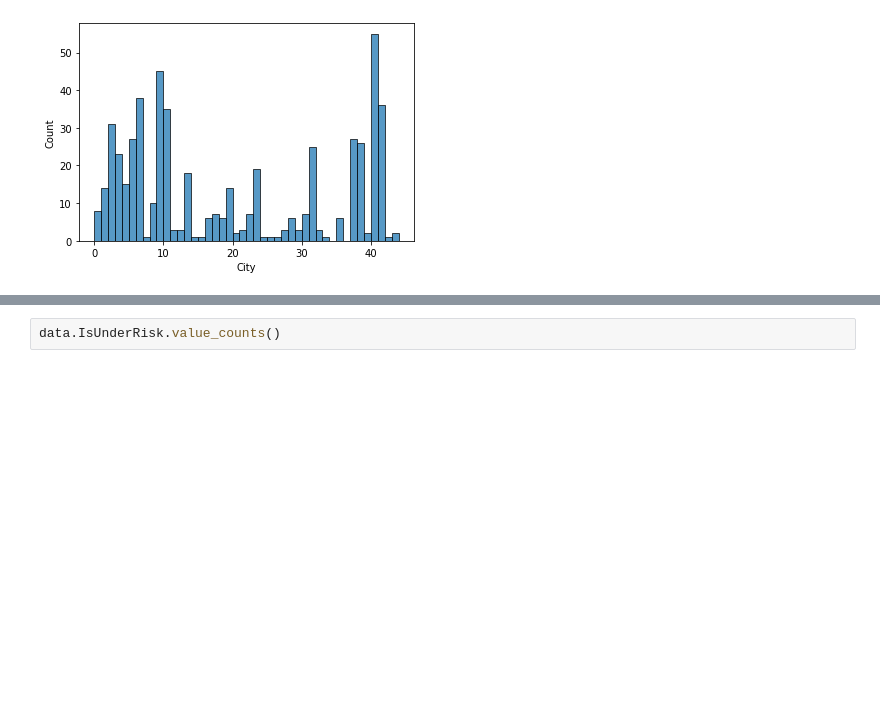
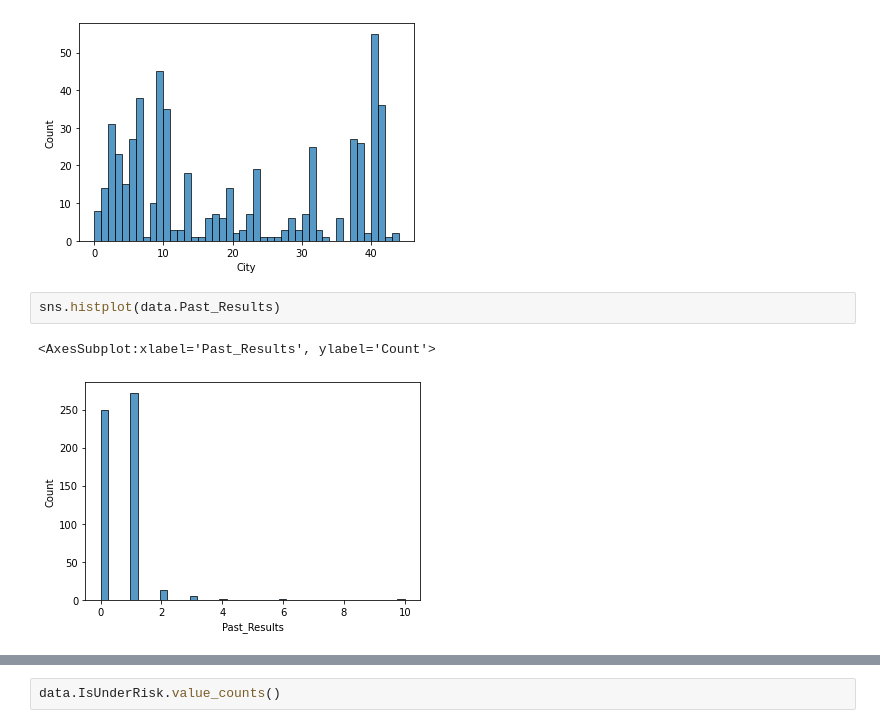
Before and after one commit to georgek2/ENd-To-EnD, a Jupyter notebook: 11_Finance/baseline.ipynb, the cells around one changed output, grey strips where cells are left out. Saved outputs shown, nothing was run; the diff lists cells and outputs as text; blank space fills up the shorter version.

```diff
--- a/11_Finance/baseline.ipynb
+++ b/11_Finance/baseline.ipynb
@@ -161,3 +182,8 @@ sns.histplot(data.City, bins = 44)
 # %% [output]
 <AxesSubplot:xlabel='City', ylabel='Count'>
 [figure]
+# %%
+sns.histplot(data.Past_Results)
+# %% [output]
+<AxesSubplot:xlabel='Past_Results', ylabel='Count'>
+[figure, added]
```
Also changed, not shown: parts of 21 cells of this notebook, 1 other file.
